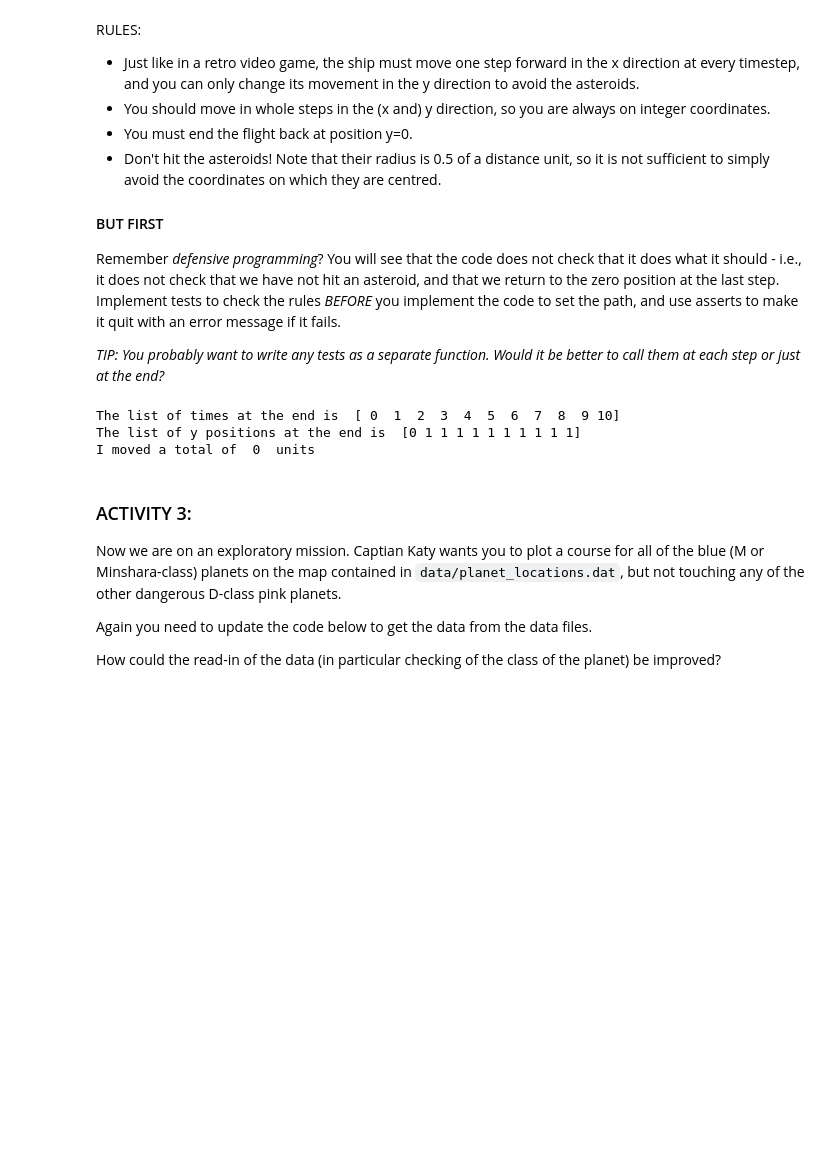
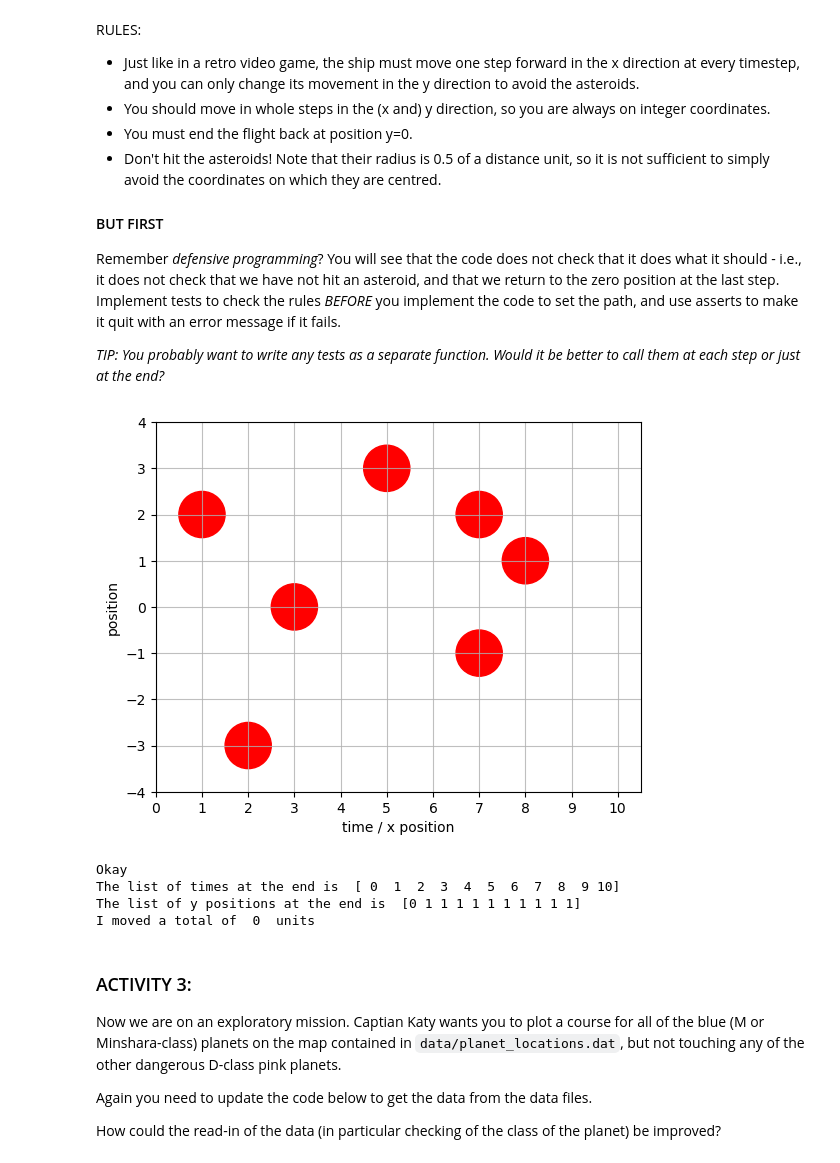
Before and after one commit to sadiaadam/TopicsInSciComp, a Jupyter notebook: Notebooks/Week2_LabExercises.ipynb, the cells around one changed output. Saved outputs shown, nothing was run; the diff lists cells and outputs as text; code cells hidden in the pictures; blank space fills up the shorter version.

```diff
--- a/Notebooks/Week2_LabExercises.ipynb
+++ b/Notebooks/Week2_LabExercises.ipynb
@@ -78,6 +79,22 @@ plt.ion() # Make the plotting interactive so we can update the path as we fly
 fig = plt.figure()
 ax = plt.gcf().gca() #this stands for get current figure, get current axis
 plot_asteroid_field(ax)
+
+def have_we_hit_an_asteroid (x,y) :
+    for i in [[1,2],[2,-3],[3,0],[5,3],[7,-1],[7,2],[8,1]]:
+        if (x-i[0])**2 + (y-i[1])**2 <= .25:
+            return True
+        else:
+            return False
+def did_we_go_to_zero(x):
+    if x == 0:
+        return True
+    else:
+        return False
+
+
+
+
 
 # go through the list of times, where index is the index within the
 # list, and time_now is the entry at that index
@@ -89,41 +106,51 @@ for index, time_now in enumerate(list_of_times) :
         list_of_y_positions[index] = 0
 
     # alternative option denoted by 'elif' (= else if)
-    # ie, if the time is between 1 and 3
+    # ie, if the time is between 0 and 2
     elif (time_now > 0 and time_now < 2) :
         step_size = 1
         # moving y position by the step size
         list_of_y_positions[index] = list_of_y_positions[index - 1] + step_size
 
-    # UPDATE ME!
+    #else:
+        #okay so i have to find a way to code when to know how to get around it
+            #step_size = 1
+            #have_we_hit_an_asteroid(list_of_y_positions[index -1] + step_size, time_now) == true
+
+
+# UPDATE ME!
     # Add more else if options here to cover all the times you need to move the ship
     # (Try to make this as minimal as possible, rather than writing one elif statement
     # per time step)
 
     # finally, give the default option for all other cases using 'else'
     else :
         # nothing happens at other times
         step_size = 0
         # moving y position by the step size
         list_of_y_positions[index] = list_of_y_positions[index - 1] + step_size
 
     position_now = list_of_y_positions[index]
+    if position_now == 0:
+        print("Okay")
     ax.plot(time_now, position_now, 'o')
     plt.pause(0.3) # This pause just slows down the plotting so it looks nicer
 
 print("The list of times at the end is ", list_of_times)
 print("The list of y positions at the end is ", list_of_y_positions)
 
-ax.plot(list_of_times, list_of_y_positions, 'g-')
+ax.plot(list_of_times, list_of_y_positions, '-g')
 plt.show()
 
 # Uncomment to save the figure
-# plt.savefig("flight_path.png")
+#plt.savefig("flight_path.png")
 
 # Print out some information
 total_distance_moved = 0 # UPDATE ME!
 print("I moved a total of ", total_distance_moved, " units")
 # %% [output]
+[figure, added]
+Okay
 The list of times at the end is  [ 0  1  2  3  4  5  6  7  8  9 10]
 The list of y positions at the end is  [0 1 1 1 1 1 1 1 1 1 1]
 I moved a total of  0  units
```
Also changed, not shown: parts of 2 cells of this notebook, 3 other files.
